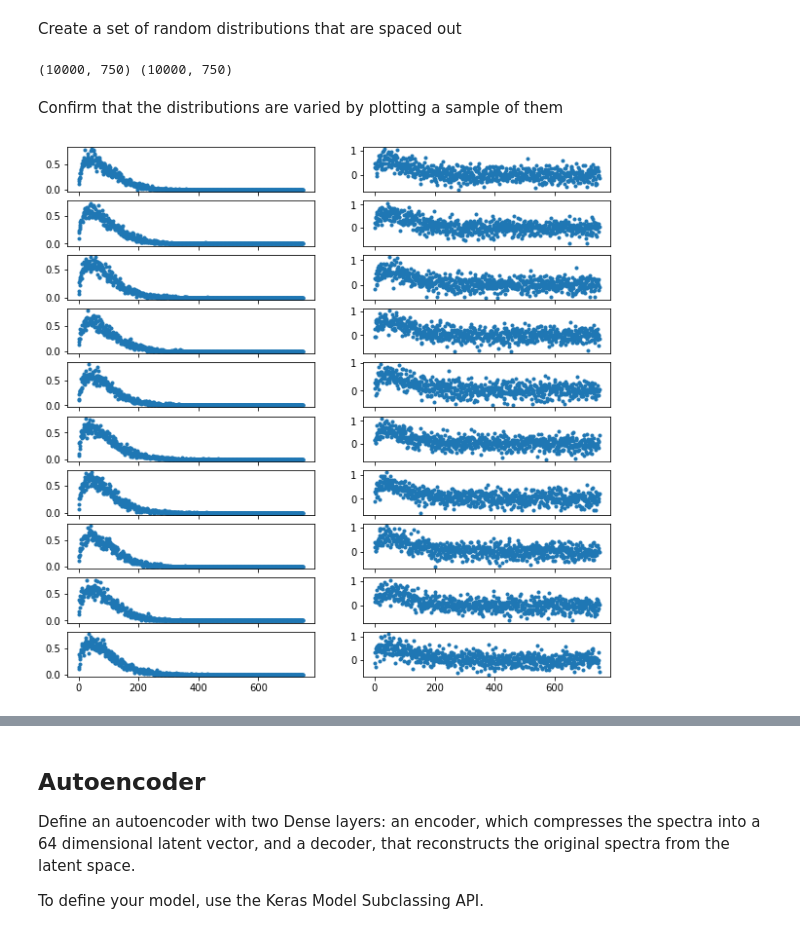
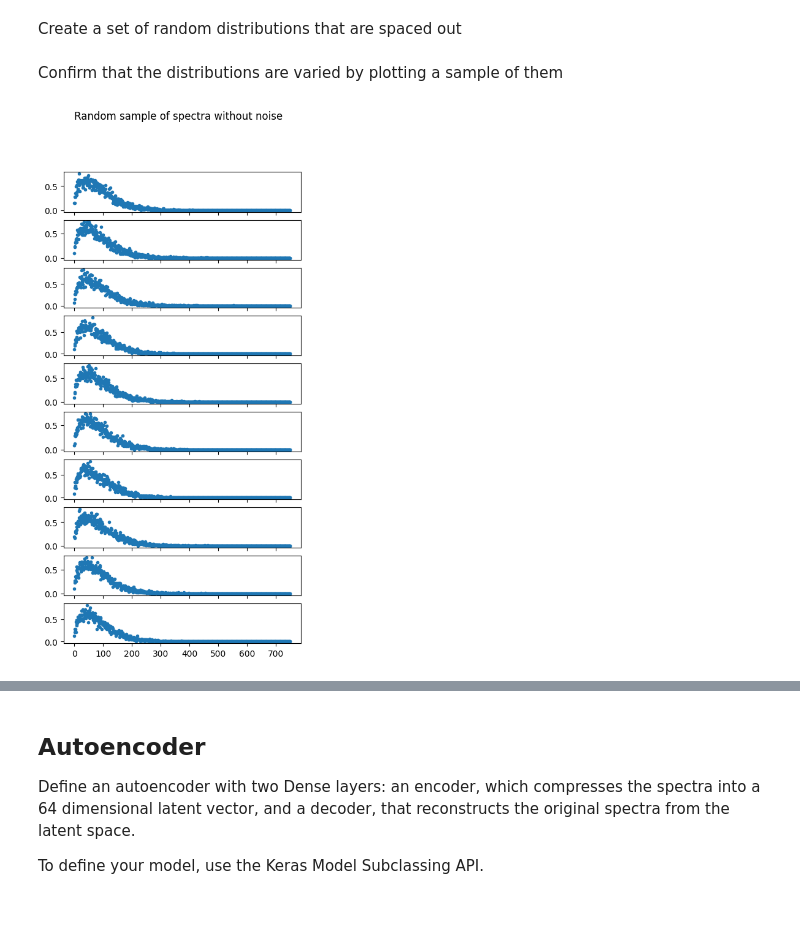
Before and after one commit to buck06191/prototyping-notebooks, a Jupyter notebook: autoencoder/autoencode_spectra.ipynb, the cells around one changed output, grey strips where cells are left out. Saved outputs shown, nothing was run; the diff lists cells and outputs as text; code cells hidden in the pictures.

```diff
--- a/autoencoder/autoencode_spectra.ipynb
+++ b/autoencoder/autoencode_spectra.ipynb
@@ -40,18 +40,14 @@ def add_noise_to_samples(samples, noise_factor = 0.2):
     return samples + noise_factor * tf.random.normal(shape=samples.shape, dtype=samples.dtype)
 # %%
 spectra = generate_clean_spectra(10000, N_WAVELENGTHS)
-noisy_samples = add_noise_to_samples(spectra, .2)
-
-print(spectra.shape, noisy_samples.shape)
-# %% [output]
-(10000, 750) (10000, 750)
 # %% [markdown]
 Confirm that the distributions are varied by plotting a sample of them
 # %%
 samp_size = 10
-fig, axes = plt.subplots(samp_size, 2, sharex=True, figsize=(10,10))
+fig, axes = plt.subplots(samp_size, 1, sharex=True, figsize=(5, 10))
 for i in range(samp_size):
-    axes[i, 0].plot(spectra[i, :], '.')
-    axes[i, 1].plot(noisy_samples[i, :], '.')
+    axes[i].plot(spectra[i, :], '.')
+    fig.suptitle('Random sample of spectra without noise')
+    # axes[i, 1].plot(noisy_samples[i, :], '.')
 # %% [output]
-[figure, old version]
+[figure, new version]
```
Also changed, not shown: parts of 17 cells of this notebook.
